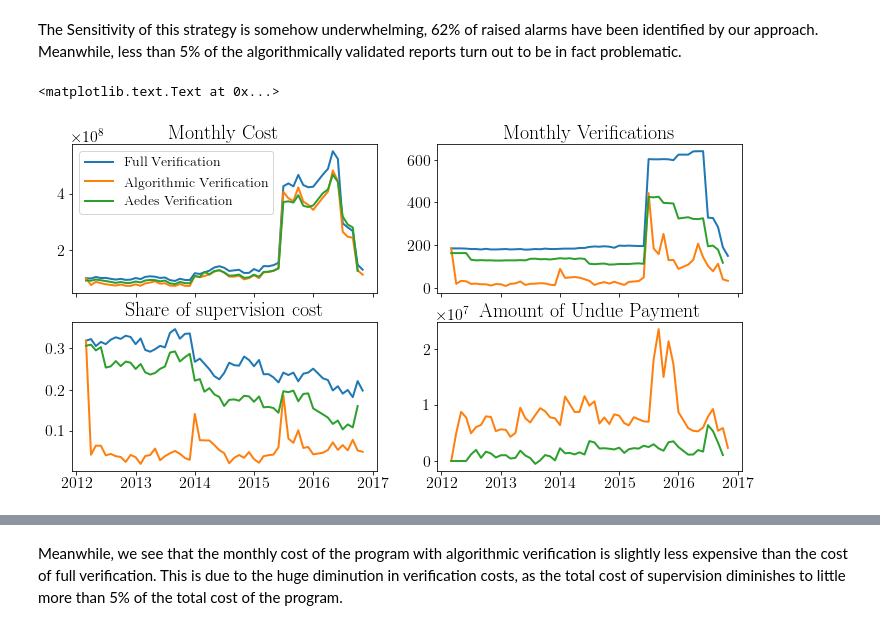
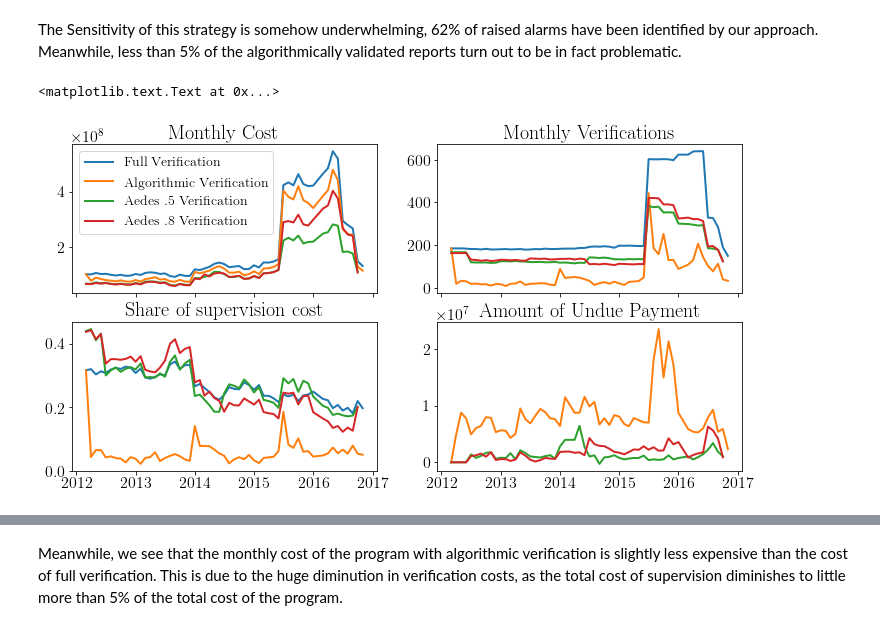
Before and after one commit to grlurton/orbf_data_validation, a Jupyter notebook: notebooks/reporting/Analysis.ipynb, the cells around one changed output, grey strips where cells are left out. Cells and saved outputs as stored; diff of their text form; code cells hidden in the pictures.

```diff
--- a/notebooks/reporting/Analysis.ipynb
+++ b/notebooks/reporting/Analysis.ipynb
@@ -316,42 +338,48 @@ Strategy Sensitivity : 0.619144602851
 Strategy Negative Predictive Value : 0.954965079875
 # %% [markdown]
 The Sensitivity of this strategy is somehow underwhelming, 62% of raised alarms have been identified by our approach. Meanwhile, less than 5% of the algorithmically validated reports turn out to be in fact problematic.
+# %%
+aedes_data = aedes_data[aedes_data.total_payment < 1e9]
 # %%
 payments_sup = out_df.groupby(level = 1).validated_payment.sum()
 verification_costs_sup = out_df.groupby(level = 1).sup_alarm.sum() * mean_supervision_cost
 total_sup_cost = payments_sup + verification_costs_sup
 perc_verification_sup = verification_costs_sup / total_sup_cost
 
 N_verif_sup = out_df.groupby(level = 1).sup_alarm.sum()
 N_verif_total = report_payment_data.groupby(level = 1).apply(len)
 
 undue_payment = (out_df.validated_payment - report_payment_data.verified_payment)
 undue_payment_plot = undue_payment.groupby(level= 1).sum()
 
 f, axarr = plt.subplots(2,2, sharex=True)
 axarr[0,0].plot(pd.to_datetime(total_cost[total_claimed_payments < 1e9].index) , total_cost[total_claimed_payments < 1e9].tolist() , label = 'Full Verification')
 axarr[0,0].plot(pd.to_datetime(total_sup_cost[total_claimed_payments < 1e9].index) , total_sup_cost[total_claimed_payments < 1e9].tolist() , label = 'Algorithmic Verification')
-axarr[0,0].plot(aedes_total_payment[aedes_total_payment < 1e9].index.get_level_values(0).to_timestamp() , aedes_total_payment[aedes_total_payment < 1e9].tolist() , label = 'Aedes Verification')
+axarr[0,0].plot(aedes_data.loc['aedes_50'].index.get_level_values(0).to_timestamp() , aedes_data.loc['aedes_50' , 'total_payment'].tolist() , label = 'Aedes .5 Verification')
+axarr[0,0].plot(aedes_data.loc['aedes_80'].index.get_level_values(0).to_timestamp() , aedes_data.loc['aedes_80' , 'total_payment'].tolist() , label = 'Aedes .8 Verification')
 axarr[0,0].set_title('Monthly Cost')
 axarr[0,0].legend()
 
 
 # N Verifications
 axarr[0,1].plot(pd.to_datetime(N_verif_total[total_claimed_payments < 1e9].index) , N_verif_total[total_claimed_payments < 1e9].tolist())
 axarr[0,1].plot(pd.to_datetime(N_verif_sup[total_claimed_payments < 1e9].index) , N_verif_sup[total_claimed_payments < 1e9].tolist())
-axarr[0,1].plot(aedes_monthly_verifications[aedes_total_payment < 1e9].index.get_level_values(0).to_timestamp() , aedes_monthly_verifications[aedes_total_payment < 1e9].tolist())
+axarr[0,1].plot(aedes_data.loc['aedes_50'].index.get_level_values(0).to_timestamp() , aedes_data.loc['aedes_50' , 'monthly_verifications'].tolist())
+axarr[0,1].plot(aedes_data.loc['aedes_80'].index.get_level_values(0).to_timestamp() , aedes_data.loc['aedes_80' , 'monthly_verifications'].tolist())
 axarr[0,1].set_title('Monthly Verifications')
 
 axarr[1,0].plot(pd.to_datetime(perc_verification[total_claimed_payments < 1e9].index) , perc_verification[total_claimed_payments < 1e9].tolist())
 axarr[1,0].plot(pd.to_datetime(perc_verification_sup[total_claimed_payments < 1e9].index) , perc_verification_sup[total_claimed_payments < 1e9].tolist())
-axarr[1,0].plot(aedes_share_supervision_cost[aedes_total_payment < 1e9].index.get_level_values(0).to_timestamp() , list(aedes_share_supervision_cost[aedes_total_payment < 1e9]))
+axarr[1,0].plot(aedes_data.loc['aedes_50'].index.get_level_values(0).to_timestamp() , aedes_data.loc['aedes_50' , 'share_supervision_cost'].tolist())
+axarr[1,0].plot(aedes_data.loc['aedes_80'].index.get_level_values(0).to_timestamp() , aedes_data.loc['aedes_80' , 'share_supervision_cost'].tolist())
 axarr[1,0].set_title('Share of supervision cost')
 
 # % overdeclaration spotted
 axarr[1,1].plot(pd.to_datetime(undue_payment_plot[total_claimed_payments < 1e9].index) , undue_payment_plot[total_claimed_payments < 1e9].tolist() , color = 'C1')
-axarr[1,1].plot(aedes_undue[aedes_total_payment < 1e9].index.get_level_values(0).to_timestamp() , list(aedes_undue[aedes_total_payment < 1e9]) , color = 'C2')
+axarr[1,1].plot(aedes_data.loc['aedes_50'].index.get_level_values(0).to_timestamp() , aedes_data.loc['aedes_50' , 'undue_payment'].tolist() , 'C2')
+axarr[1,1].plot(aedes_data.loc['aedes_80'].index.get_level_values(0).to_timestamp() , aedes_data.loc['aedes_80' , 'undue_payment'].tolist() , 'C3')
 axarr[1,1].set_title('Amount of Undue Payment')
 # %% [output]
 <matplotlib.text.Text at 0x...>
-[figure, old version]
+[figure, new version]
 # %%
```
Also changed, not shown: parts of 4 cells of this notebook, 1 other file.
